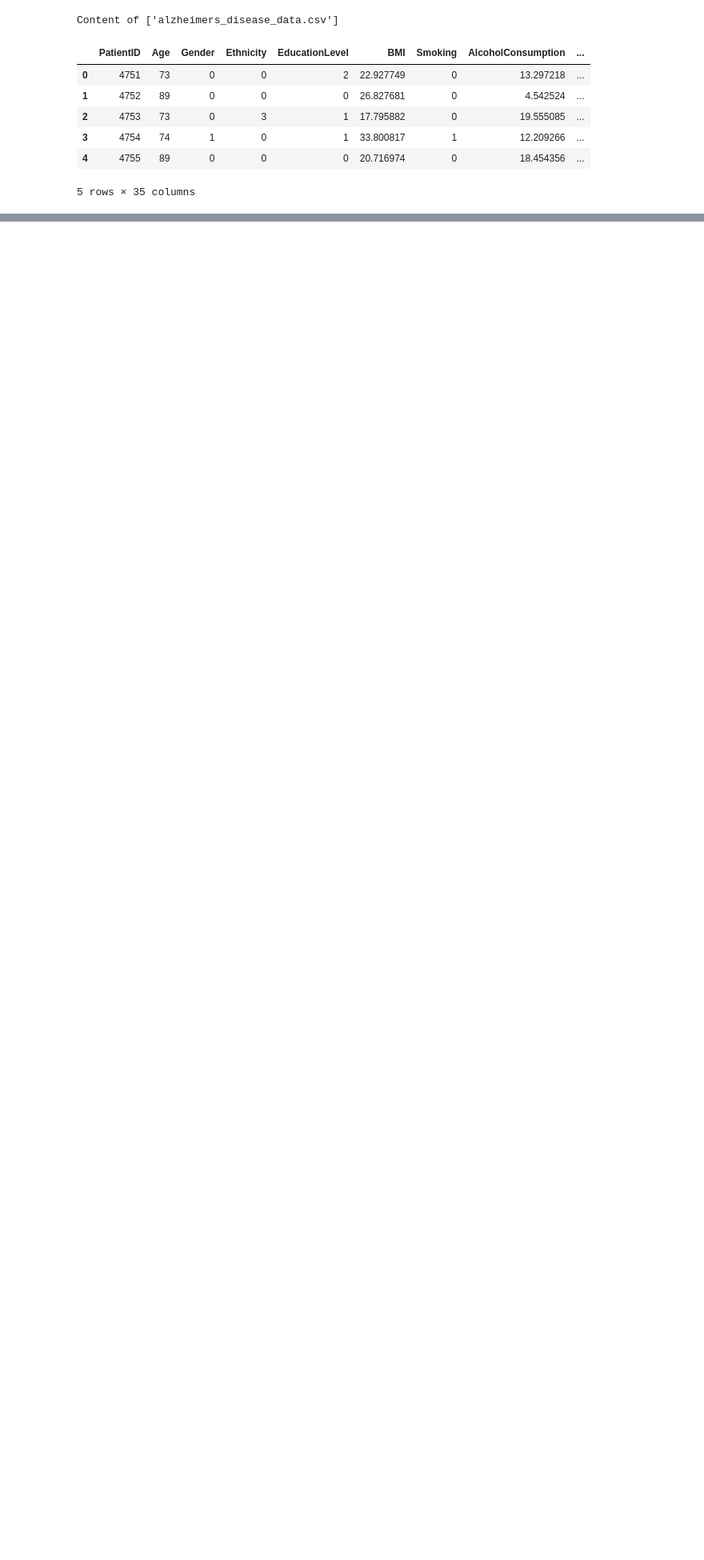
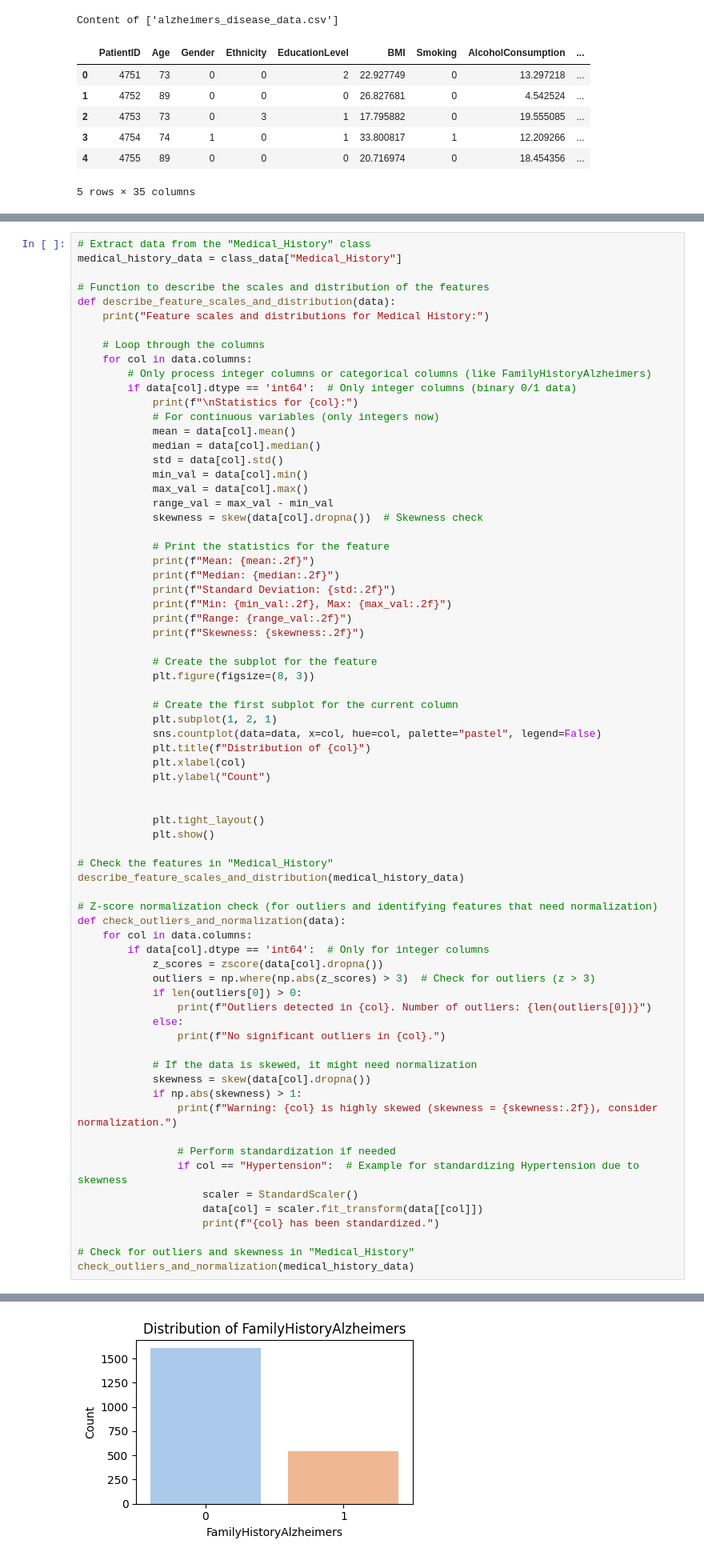
Before and after one commit to mkarapka/alzheimer-s-disease-prediction, a Jupyter notebook: src/research/research-kasia.ipynb, the cells around one changed output, grey strips where cells are left out. Shown at 80% size. Cells and saved outputs as stored; diff of their text form; blank space fills up the shorter version.

```diff
--- a/src/research/research-kasia.ipynb
+++ b/src/research/research-kasia.ipynb
@@ -120,0 +239,72 @@ Text(0.5, 0.98, 'Histogram for Diagnosed')
+# %%
+# Extract data from the "Medical_History" class
+medical_history_data = class_data["Medical_History"]
+
+# Function to describe the scales and distribution of the features
+def describe_feature_scales_and_distribution(data):
+    print("Feature scales and distributions for Medical History:")
+
+    # Loop through the columns
+    for col in data.columns:
+        # Only process integer columns or categorical columns (like FamilyHistoryAlzheimers)
+        if data[col].dtype == 'int64':  # Only integer columns (binary 0/1 data)
+            print(f"\nStatistics for {col}:")
+            # For continuous variables (only integers now)
+            mean = data[col].mean()
+            median = data[col].median()
+            std = data[col].std()
+            min_val = data[col].min()
+            max_val = data[col].max()
+            range_val = max_val - min_val
+            skewness = skew(data[col].dropna())  # Skewness check
+
+            # Print the statistics for the feature
+            print(f"Mean: {mean:.2f}")
+            print(f"Median: {median:.2f}")
+            print(f"Standard Deviation: {std:.2f}")
+            print(f"Min: {min_val:.2f}, Max: {max_val:.2f}")
+            print(f"Range: {range_val:.2f}")
+            print(f"Skewness: {skewness:.2f}")
+
+            # Create the subplot for the feature
+            plt.figure(figsize=(8, 3))
+
+            # Create the first subplot for the current column
+            plt.subplot(1, 2, 1)
+            sns.countplot(data=data, x=col, hue=col, palette="pastel", legend=False)
+            plt.title(f"Distribution of {col}")
+            plt.xlabel(col)
+            plt.ylabel("Count")
+
+
+            plt.tight_layout()
+            plt.show()
+
+# Check the features in "Medical_History"
+describe_feature_scales_and_distribution(medical_history_data)
+
+# Z-score normalization check (for outliers and identifying features that need normalization)
+def check_outliers_and_normalization(data):
+    for col in data.columns:
+        if data[col].dtype == 'int64':  # Only for integer columns
+            z_scores = zscore(data[col].dropna())
+            outliers = np.where(np.abs(z_scores) > 3)  # Check for outliers (z > 3)
+            if len(outliers[0]) > 0:
+                print(f"Outliers detected in {col}. Number of outliers: {len(outliers[0])}")
+            else:
+                print(f"No significant outliers in {col}.")
+
+            # If the data is skewed, it might need normalization
+            skewness = skew(data[col].dropna())
+            if np.abs(skewness) > 1:
+                print(f"Warning: {col} is highly skewed (skewness = {skewness:.2f}), consider normalization.")
+
+                # Perform standardization if needed
+                if col == "Hypertension":  # Example for standardizing Hypertension due to skewness
+                    scaler = StandardScaler()
+                    data[col] = scaler.fit_transform(data[[col]])
+                    print(f"{col} has been standardized.")
+
+# Check for outliers and skewness in "Medical_History"
+check_outliers_and_normalization(medical_history_data)
+# %% [output]
@@ -120,0 +320 @@ Text(0.5, 0.98, 'Histogram for Diagnosed')
+[figure, added]
```
Also changed, not shown: parts of 10 cells of this notebook, 1 other file.
